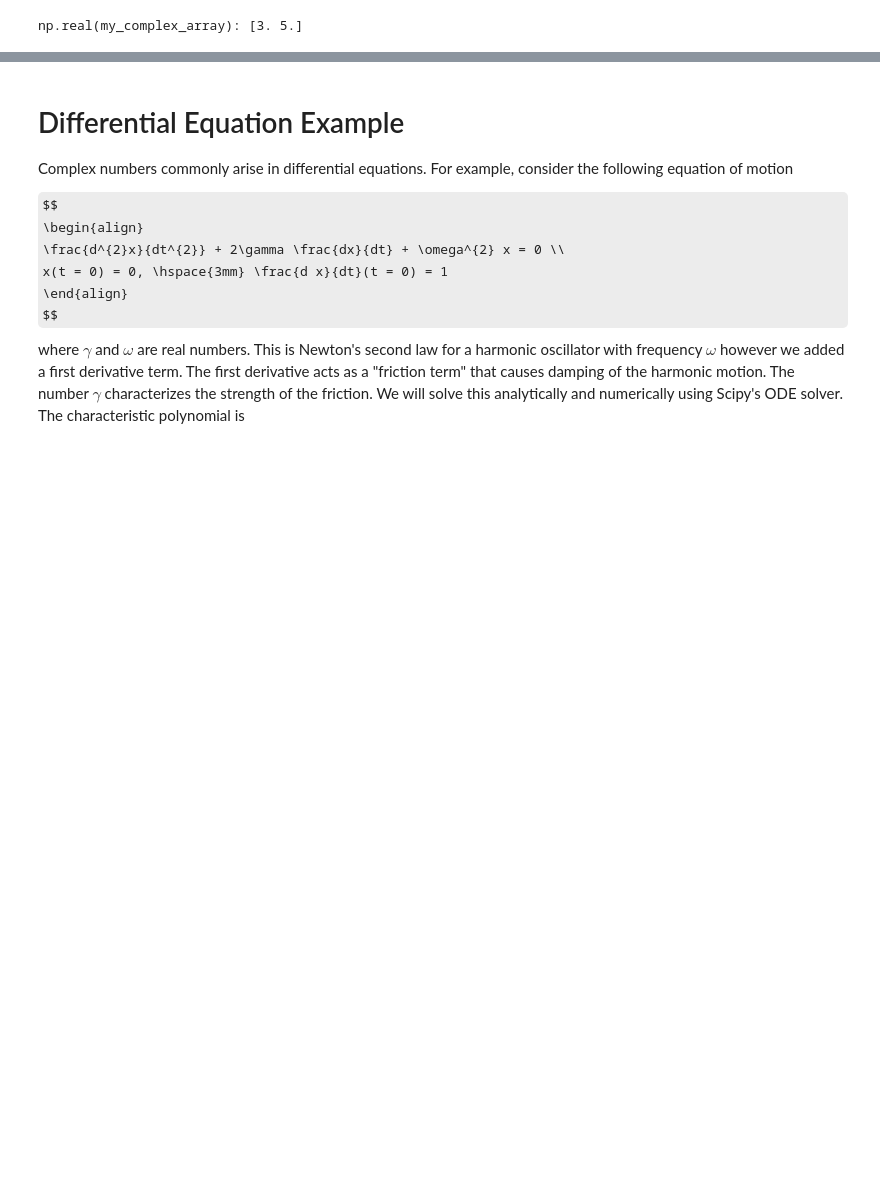
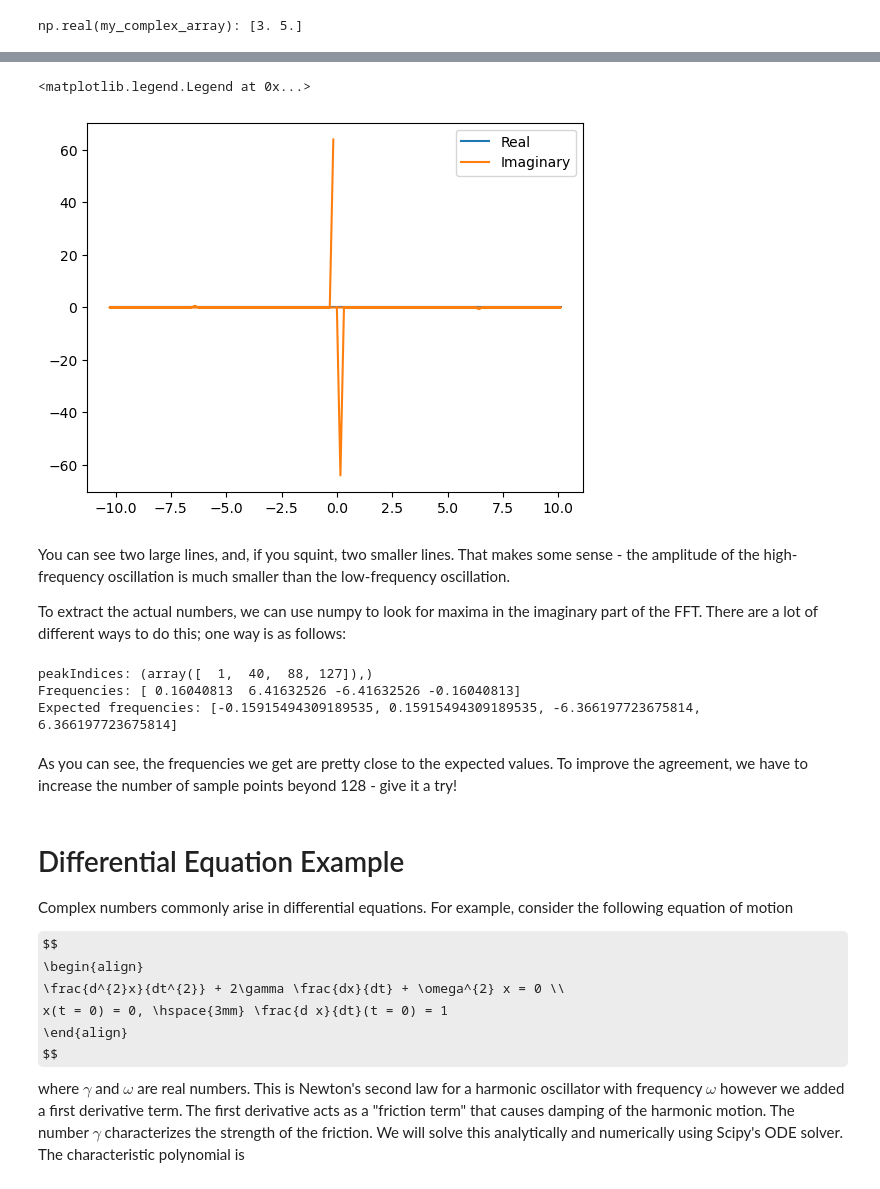
Before and after one commit to ascsn/online-guides, a Jupyter notebook: Math/Complex Numbers - Daniel.ipynb, the cells around one changed output, grey strips where cells are left out. Cells and saved outputs as stored; diff of their text form; code cells hidden in the pictures; some formulas as TeX source; blank space fills up the shorter version.

```diff
--- a/Math/Complex Numbers - Daniel.ipynb
+++ b/Math/Complex Numbers - Daniel.ipynb
@@ -110,3 +196,39 @@ ax[1].plot(freq,np.imag(fftEval))
+# %%
+fftEval = np.fft.fft(fEval)
+
+#When generating the frequencies, you have to tell numpy the sampling rate
+sampleRate = len(x)/x[-1]
+myFrequencies = np.fft.fftfreq(len(fftEval),d=1/sampleRate)
+
+fig, ax = plt.subplots()
+ax.plot(myFrequencies,np.real(fftEval),label='Real')
+ax.plot(myFrequencies,np.imag(fftEval),label='Imaginary')
+
+ax.legend()
+# %% [output]
+<matplotlib.legend.Legend at 0x...>
+[figure, added]
+# %% [markdown]
+You can see two large lines, and, if you squint, two smaller lines. That makes some sense - the amplitude of the high-frequency oscillation is much smaller than the low-frequency oscillation.
+
+To extract the actual numbers, we can use numpy to look for maxima in the imaginary part of the FFT. There are a lot of different ways to do this; one way is as follows:
+# %%
+imagPart = np.abs(np.imag(fftEval))
+
+#Finding desired indices
+peakIndices = np.where(imagPart > 0.0001)
+print('peakIndices:',peakIndices)
+#Getting the frequency at those indices
+print('Frequencies:',myFrequencies[peakIndices])
+
+#What we expect
+print('Expected frequencies:',[-1/(2*np.pi),1/(2*np.pi),-40/(2*np.pi),40/(2*np.pi)])
+# %% [output]
+peakIndices: (array([  1,  40,  88, 127]),)
+Frequencies: [ 0.16040813  6.41632526 -6.41632526 -0.16040813]
+Expected frequencies: [-0.15915494309189535, 0.15915494309189535, -6.366197723675814, 6.366197723675814]
+# %% [markdown]
+As you can see, the frequencies we get are pretty close to the expected values. To improve the agreement, we have to increase the number of sample points beyond 128 - give it a try!
 # %% [markdown]
 # Differential Equation Example
 
```
Also changed, not shown: parts of 18 cells of this notebook.
